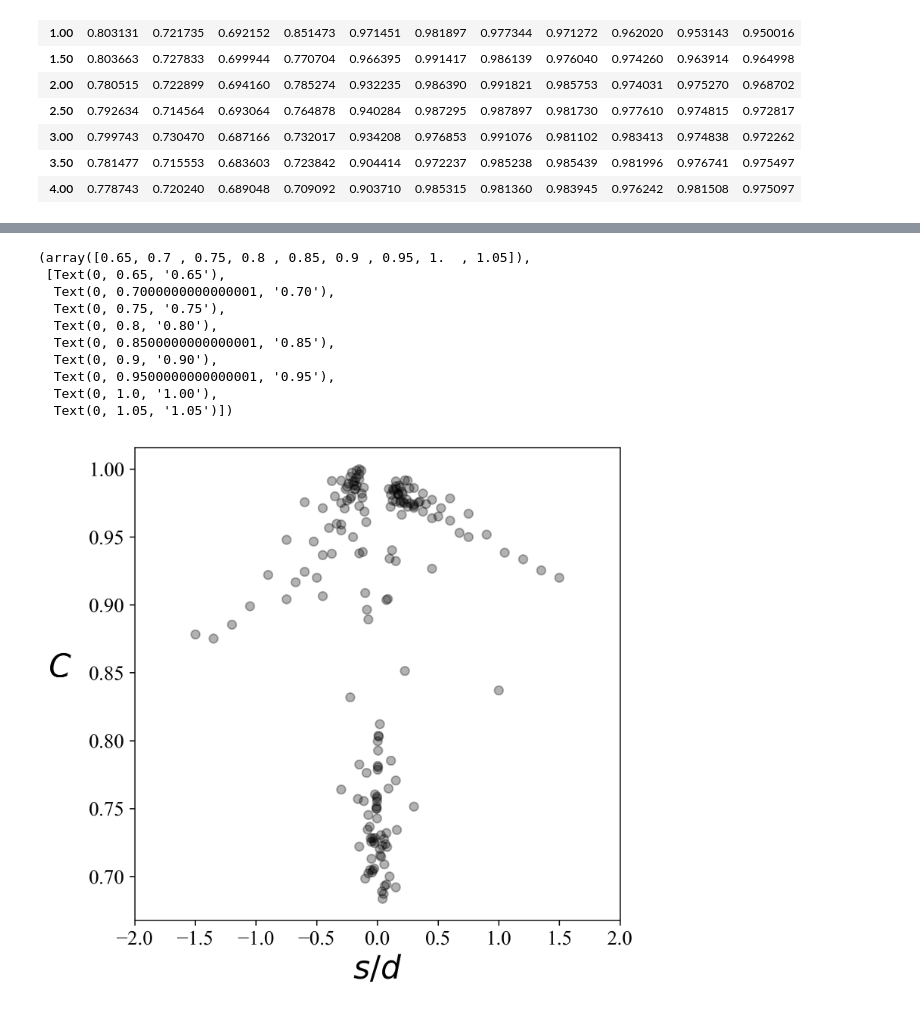
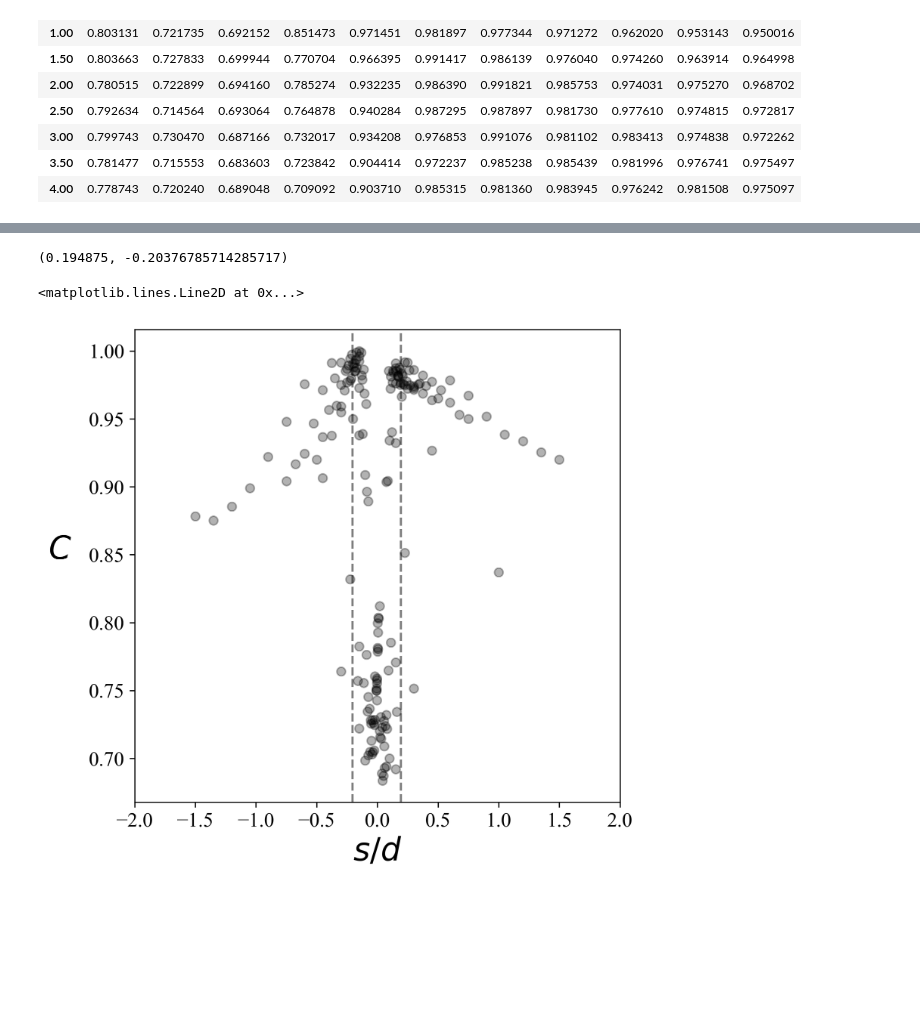
Before and after one commit to austin-marcus/collective_motion_LJ, a Jupyter notebook: src/complexity_analysis.ipynb, the cells around one changed output, grey strips where cells are left out. Saved outputs shown, nothing was run; the diff lists cells and outputs as text; code cells hidden in the pictures; blank space fills up the shorter version.

```diff
--- a/src/complexity_analysis.ipynb
+++ b/src/complexity_analysis.ipynb
@@ -197,25 +197,28 @@ cbar.ax.tick_params(labelsize=14)
+# %%
+data = A.copy()
+# data["s"] = data["s"] / 0.8
+# data["d"] = data["d"] / 4
+data["s/d2"] = data["s"] / data["d"]
+
+meanPos = data[data["d"]>0].nlargest(10, "cps")["s/d2"].mean()
+meanNeg = data[data["d"]<0].nlargest(10, "cps")["s/d2"].mean()
+# plt.hist(data[data["d"]<0]["cps"], bins=40)
+meanPos, meanNeg
+# %% [output]
+(0.194875, -0.20376785714285717)
 # %%
 # plot complexity as function of ratio of s and d
-data = A.copy()
-data["s/d2"] = data["s"] / data["d"]
 
 fig, ax = plt.subplots(1,1, figsize=(6,6))
 fig.set_dpi(300)
 pos = ax.scatter(data["s/d2"], data["cps"], alpha=0.3, color="black")
 plt.xlim([-2,2])
 plt.xlabel(r"$s/d$", fontsize=22, labelpad=5)
 plt.ylabel(r"$C$", fontsize=22, rotation=0, labelpad=20)
 plt.xticks(fontsize=14)
 plt.yticks(fontsize=14)
+plt.axvline(meanPos, linestyle="--", color="black", alpha=0.5)
+plt.axvline(meanNeg, linestyle="--", color="black", alpha=0.5)
 # %% [output]
-(array([0.65, 0.7 , 0.75, 0.8 , 0.85, 0.9 , 0.95, 1.  , 1.05]),
- [Text(0, 0.65, '0.65'),
-  Text(0, 0.7000000000000001, '0.70'),
-  Text(0, 0.75, '0.75'),
-  Text(0, 0.8, '0.80'),
-  Text(0, 0.8500000000000001, '0.85'),
-  Text(0, 0.9, '0.90'),
-  Text(0, 0.9500000000000001, '0.95'),
-  Text(0, 1.0, '1.00'),
-  Text(0, 1.05, '1.05')])
+<matplotlib.lines.Line2D at 0x...>
-[figure, old version]
+[figure, new version]
```
Also changed, not shown: parts of 2 cells of this notebook, 2 other files.
